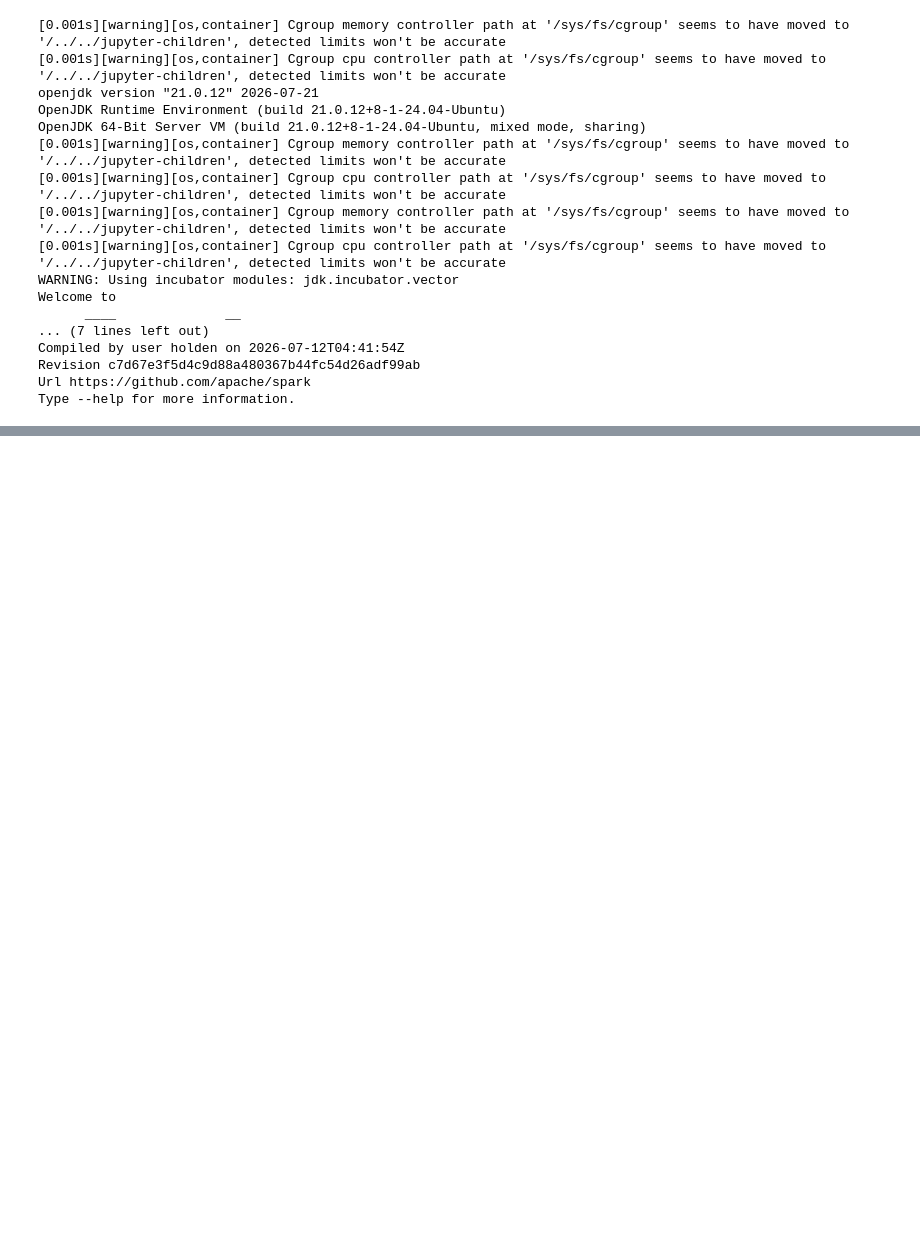
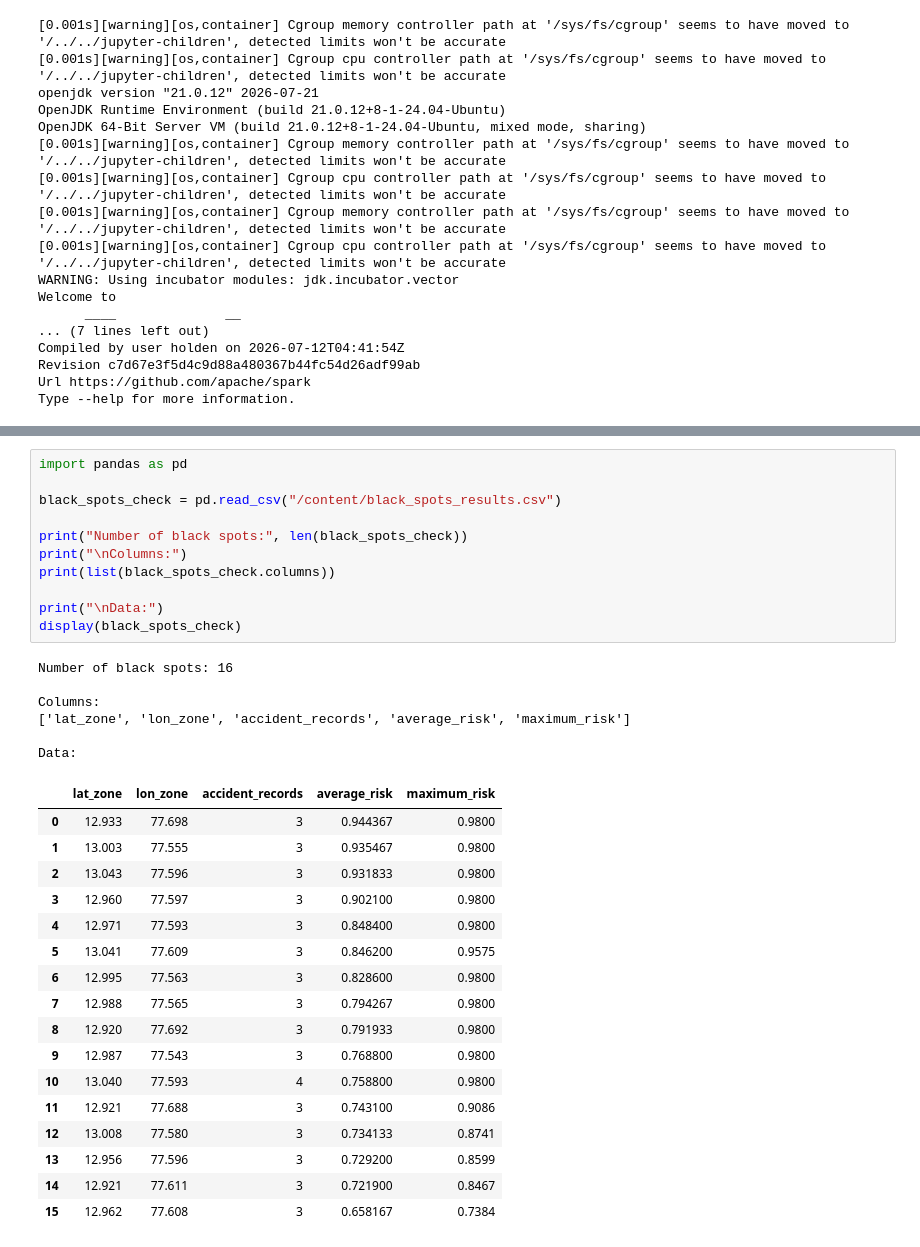
Before and after one commit to j0seph-gp/road-accident-black-spot-analysis, a Jupyter notebook: Road_Accident_Black_Spot_Analysis.ipynb, the cells around one changed output, grey strips where cells are left out. Drawn from its saved outputs; the diff is of its cells as text; blank space fills up the shorter version.

```diff
--- a/Road_Accident_Black_Spot_Analysis.ipynb
+++ b/Road_Accident_Black_Spot_Analysis.ipynb
@@ -1181,0 +1456,35 @@ Type --help for more information.
+# %%
+import pandas as pd
+
+black_spots_check = pd.read_csv("/content/black_spots_results.csv")
+
+print("Number of black spots:", len(black_spots_check))
+print("\nColumns:")
+print(list(black_spots_check.columns))
+
+print("\nData:")
+display(black_spots_check)
+# %% [output]
+Number of black spots: 16
+
+Columns:
+['lat_zone', 'lon_zone', 'accident_records', 'average_risk', 'maximum_risk']
+
+Data:
+|  | lat_zone | lon_zone | accident_records | average_risk | maximum_risk |
+| 0 | 12.933 | 77.698 | 3 | 0.944367 | 0.9800 |
+| 1 | 13.003 | 77.555 | 3 | 0.935467 | 0.9800 |
+| 2 | 13.043 | 77.596 | 3 | 0.931833 | 0.9800 |
+| 3 | 12.960 | 77.597 | 3 | 0.902100 | 0.9800 |
+| 4 | 12.971 | 77.593 | 3 | 0.848400 | 0.9800 |
+| 5 | 13.041 | 77.609 | 3 | 0.846200 | 0.9575 |
+| 6 | 12.995 | 77.563 | 3 | 0.828600 | 0.9800 |
+| 7 | 12.988 | 77.565 | 3 | 0.794267 | 0.9800 |
+| 8 | 12.920 | 77.692 | 3 | 0.791933 | 0.9800 |
+| 9 | 12.987 | 77.543 | 3 | 0.768800 | 0.9800 |
+| 10 | 13.040 | 77.593 | 4 | 0.758800 | 0.9800 |
+| 11 | 12.921 | 77.688 | 3 | 0.743100 | 0.9086 |
+| 12 | 13.008 | 77.580 | 3 | 0.734133 | 0.8741 |
+| 13 | 12.956 | 77.596 | 3 | 0.729200 | 0.8599 |
+| 14 | 12.921 | 77.611 | 3 | 0.721900 | 0.8467 |
+| 15 | 12.962 | 77.608 | 3 | 0.658167 | 0.7384 |
```
Also changed, not shown: parts of 20 cells of this notebook.
